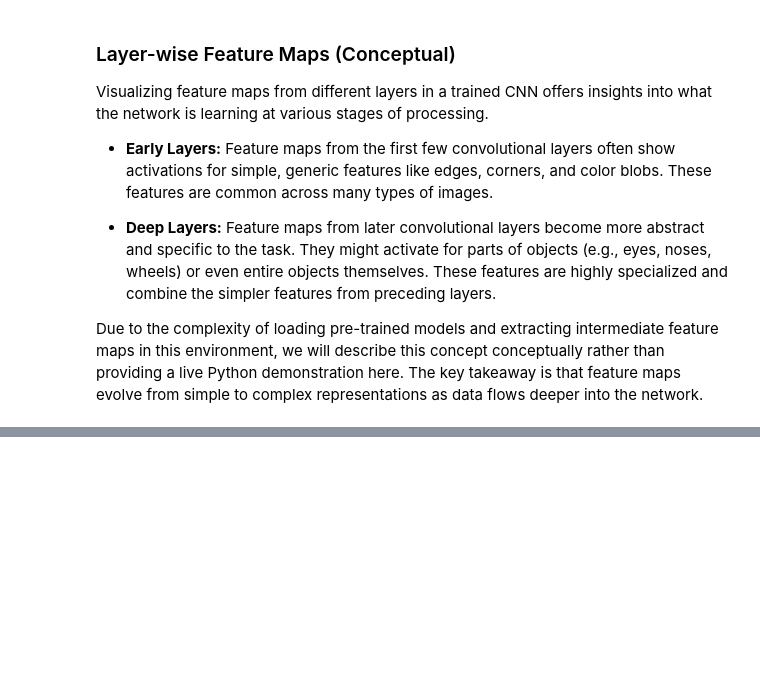
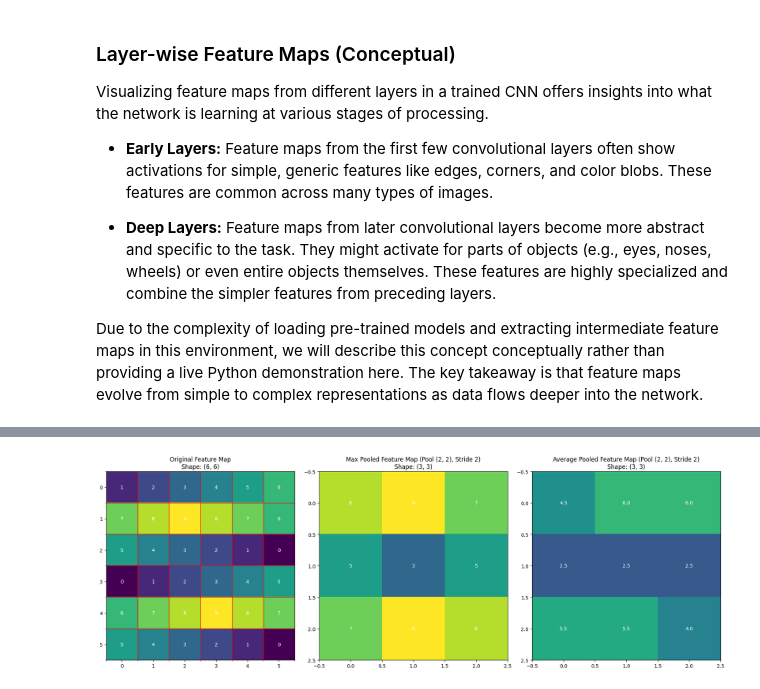
Before and after one commit to rsys-adsingh/Machine-Learning, a Jupyter notebook: study/Chapter_12.ipynb, the cells around one changed output, grey strips where cells are left out. Drawn from its saved outputs; the diff is of its cells as text; code cells hidden in the pictures; blank space fills up the shorter version.

```diff
--- a/study/Chapter_12.ipynb
+++ b/study/Chapter_12.ipynb
@@ -1430,0 +1548,92 @@ Due to the complexity of loading pre-trained models and extracting intermediate
+# %%
+import numpy as np
+import matplotlib.pyplot as plt
+import matplotlib.patches as patches
+
+# Sample Feature Map (6x6 for demonstration)
+feature_map = np.array([
+    [1, 2, 3, 4, 5, 6],
+    [7, 8, 9, 8, 7, 6],
+    [5, 4, 3, 2, 1, 0],
+    [0, 1, 2, 3, 4, 5],
+    [6, 7, 8, 9, 8, 7],
+    [5, 4, 3, 2, 1, 0]
+], dtype=np.float32)
+
+pool_size = (2, 2)
+stride = 2
+
+def apply_pooling(input_map, pool_size, stride, pool_type='max'):
+    map_height, map_width = input_map.shape
+    p_h, p_w = pool_size
+
+    output_height = (map_height - p_h) // stride + 1
+    output_width = (map_width - p_w) // stride + 1
+
+    output = np.zeros((output_height, output_width))
+
+    for i in range(output_height):
+        for j in range(output_width):
+            start_h = i * stride
+            start_w = j * stride
+
+            # Extract the patch
+            patch = input_map[start_h : start_h + p_h,
+                              start_w : start_w + p_w]
+
+            if pool_type == 'max':
+                output[i, j] = np.max(patch)
+            elif pool_type == 'avg':
+                output[i, j] = np.mean(patch)
+            else:
+                raise ValueError("pool_type must be 'max' or 'avg'")
+    return output
+
+# Apply Max Pooling
+max_pooled_map = apply_pooling(feature_map, pool_size, stride, pool_type='max')
+
+# Apply Average Pooling
+avg_pooled_map = apply_pooling(feature_map, pool_size, stride, pool_type='avg')
+
+# --- Plotting ---
+
+fig, axes = plt.subplots(1, 3, figsize=(18, 6))
+
+# Original Feature Map
+axes[0].imshow(feature_map, cmap='viridis', vmin=0, vmax=np.max(feature_map))
+axes[0].set_title(f'Original Feature Map\nShape: {feature_map.shape}')
+axes[0].set_xticks(np.arange(-.5, feature_map.shape[1], 1), minor=True)
+axes[0].set_yticks(np.arange(-.5, feature_map.shape[0], 1), minor=True)
+axes[0].grid(which="minor", color="red", linestyle='-', linewidth=1)
+for (y, x), val in np.ndenumerate(feature_map):
+    axes[0].text(x, y, int(val), ha='center', va='center', color='white', fontsize=10)
+
+# Max Pooled Feature Map
+axes[1].imshow(max_pooled_map, cmap='viridis', vmin=0, vmax=np.max(feature_map))
+axes[1].set_title(f'Max Pooled Feature Map (Pool {pool_size}, Stride {stride})\nShape: {max_pooled_map.shape}')
+axes[1].set_xticks(np.arange(-.5, max_pooled_map.shape[1], 1), minor=True)
+axes[1].set_yticks(np.arange(-.5, max_pooled_map.shape[0], 1), minor=True)
+axes[1].grid(which="minor", color="red", linestyle='-', linewidth=1)
+for (y, x), val in np.ndenumerate(max_pooled_map):
+    axes[1].text(x, y, int(val), ha='center', va='center', color='white', fontsize=10)
+
+# Average Pooled Feature Map
+axes[2].imshow(avg_pooled_map, cmap='viridis', vmin=0, vmax=np.max(feature_map))
+axes[2].set_title(f'Average Pooled Feature Map (Pool {pool_size}, Stride {stride})\nShape: {avg_pooled_map.shape}')
+axes[2].set_xticks(np.arange(-.5, avg_pooled_map.shape[1], 1), minor=True)
+axes[2].set_yticks(np.arange(-.5, avg_pooled_map.shape[0], 1), minor=True)
+axes[2].grid(which="minor", color="red", linestyle='-', linewidth=1)
+for (y, x), val in np.ndenumerate(avg_pooled_map):
+    axes[2].text(x, y, f'{val:.1f}', ha='center', va='center', color='white', fontsize=10)
+
+plt.tight_layout()
+plt.show()
+
+print(f"\n--- Pooling Results (Pool Size: {pool_size}, Stride: {stride}) ---")
+print(f"Original Feature Map Shape: {feature_map.shape}")
+print(f"Max Pooled Feature Map Shape: {max_pooled_map.shape}")
+print(f"Max Pooled Feature Map:\n{max_pooled_map}")
+print(f"\nAverage Pooled Feature Map Shape: {avg_pooled_map.shape}")
+print(f"Average Pooled Feature Map:\n{avg_pooled_map}")
+# %% [output]
+[figure, added]
```
Also changed, not shown: parts of 103 cells of this notebook.
